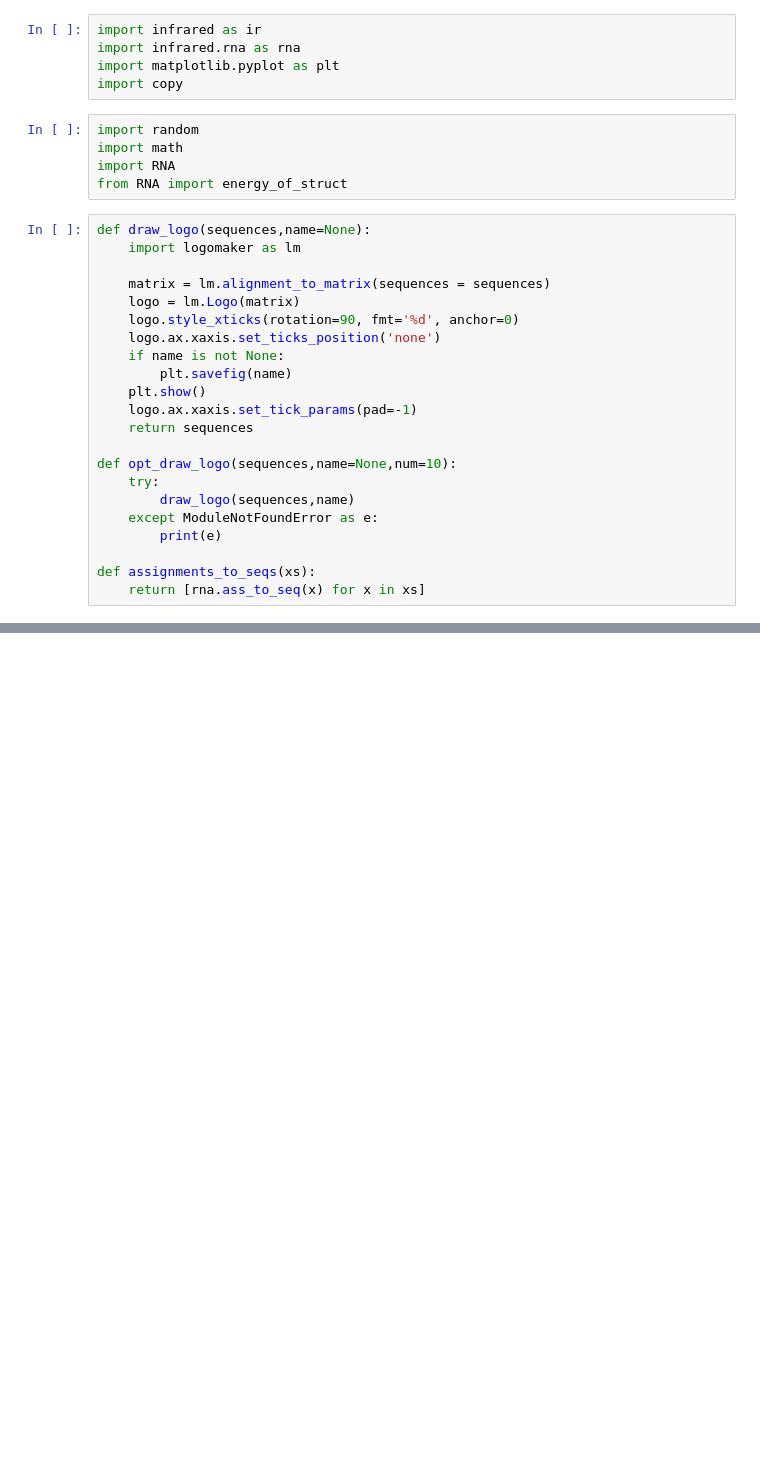
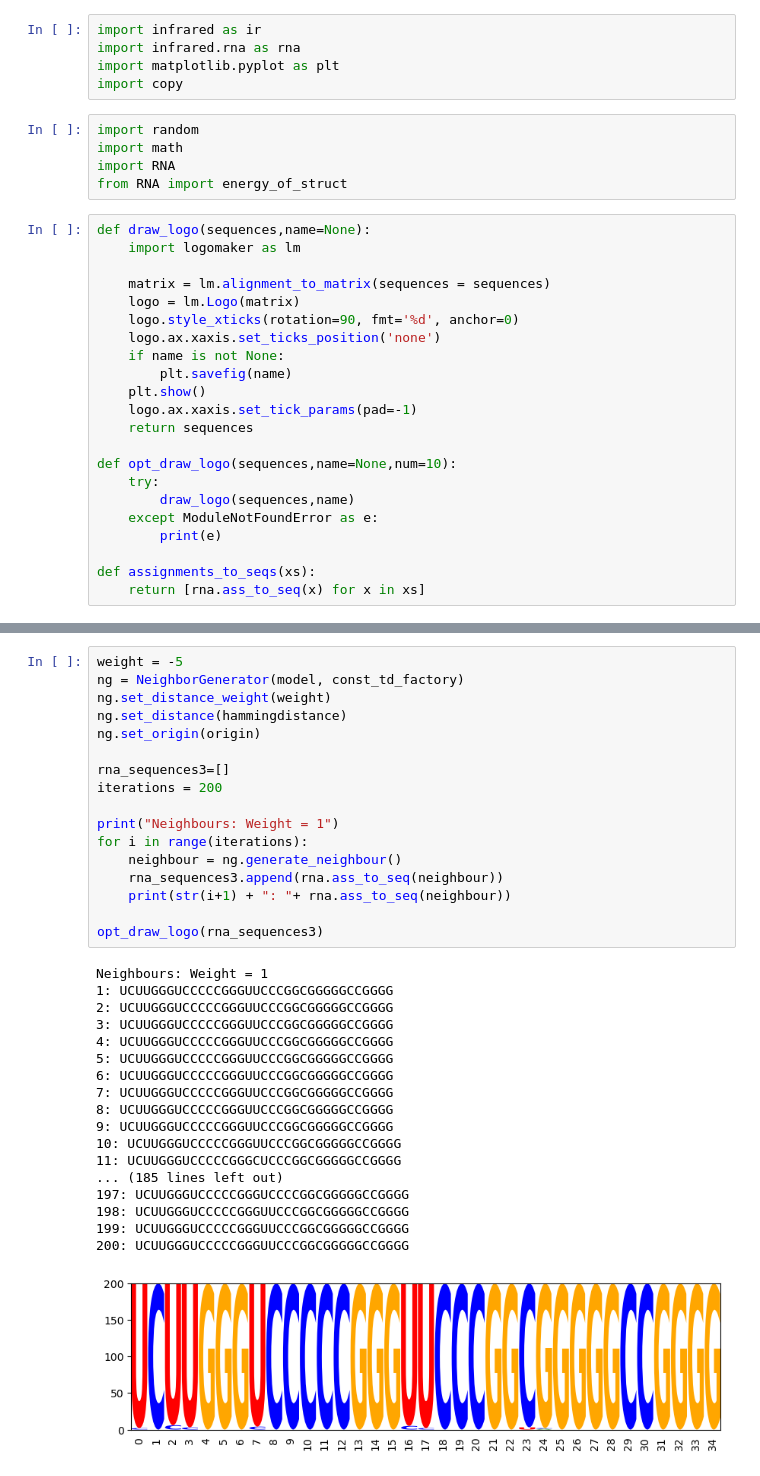
Before and after one commit to elenamrdja/Bachelor-thesis, a Jupyter notebook: NeighbourClass.ipynb, the cells around one changed output, grey strips where cells are left out. Drawn from its saved outputs; the diff is of its cells as text; blank space fills up the shorter version.

```diff
--- a/NeighbourClass.ipynb
+++ b/NeighbourClass.ipynb
@@ -162,0 +266,36 @@ Neighbours: Weight = -7
+# %%
+weight = -5
+ng = NeighborGenerator(model, const_td_factory)
+ng.set_distance_weight(weight)
+ng.set_distance(hammingdistance)
+ng.set_origin(origin)
+
+rna_sequences3=[]
+iterations = 200
+
+print("Neighbours: Weight = 1")
+for i in range(iterations):
+    neighbour = ng.generate_neighbour()
+    rna_sequences3.append(rna.ass_to_seq(neighbour))
+    print(str(i+1) + ": "+ rna.ass_to_seq(neighbour))
+
+opt_draw_logo(rna_sequences3)
+# %% [output]
+Neighbours: Weight = 1
+1: UCUUGGGUCCCCCGGGUUCCCGGCGGGGGCCGGGG
+2: UCUUGGGUCCCCCGGGUUCCCGGCGGGGGCCGGGG
+3: UCUUGGGUCCCCCGGGUUCCCGGCGGGGGCCGGGG
+4: UCUUGGGUCCCCCGGGUUCCCGGCGGGGGCCGGGG
+5: UCUUGGGUCCCCCGGGUUCCCGGCGGGGGCCGGGG
+6: UCUUGGGUCCCCCGGGUUCCCGGCGGGGGCCGGGG
+7: UCUUGGGUCCCCCGGGUUCCCGGCGGGGGCCGGGG
+8: UCUUGGGUCCCCCGGGUUCCCGGCGGGGGCCGGGG
+9: UCUUGGGUCCCCCGGGUUCCCGGCGGGGGCCGGGG
+10: UCUUGGGUCCCCCGGGUUCCCGGCGGGGGCCGGGG
+11: UCUUGGGUCCCCCGGGCUCCCGGCGGGGGCCGGGG
+... (185 lines left out)
+197: UCUUGGGUCCCCCGGGUCCCCGGCGGGGGCCGGGG
+198: UCUUGGGUCCCCCGGGUUCCCGGCGGGGGCCGGGG
+199: UCUUGGGUCCCCCGGGUUCCCGGCGGGGGCCGGGG
+200: UCUUGGGUCCCCCGGGUUCCCGGCGGGGGCCGGGG
+[figure, added]
```
Also changed, not shown: parts of 7 cells of this notebook.
